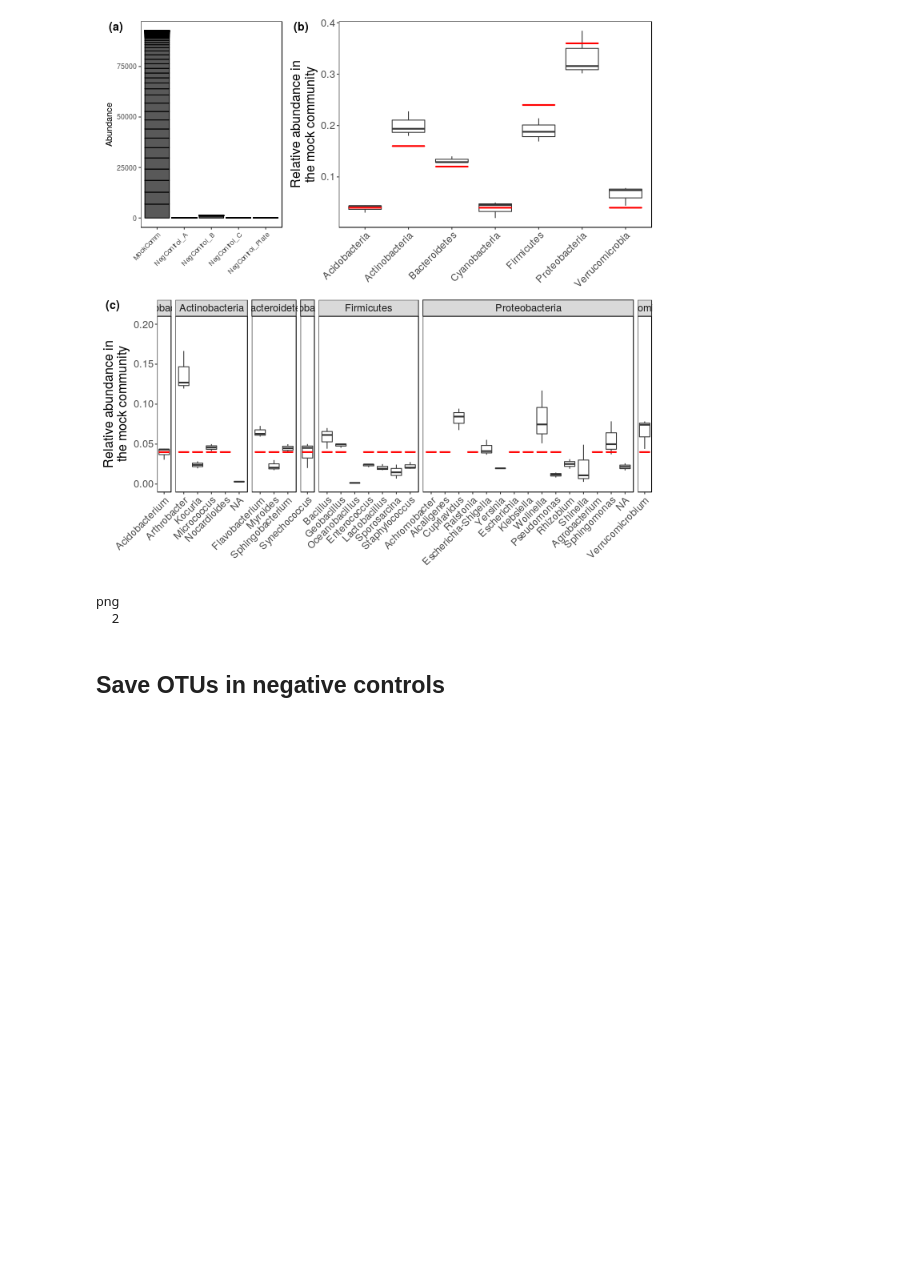
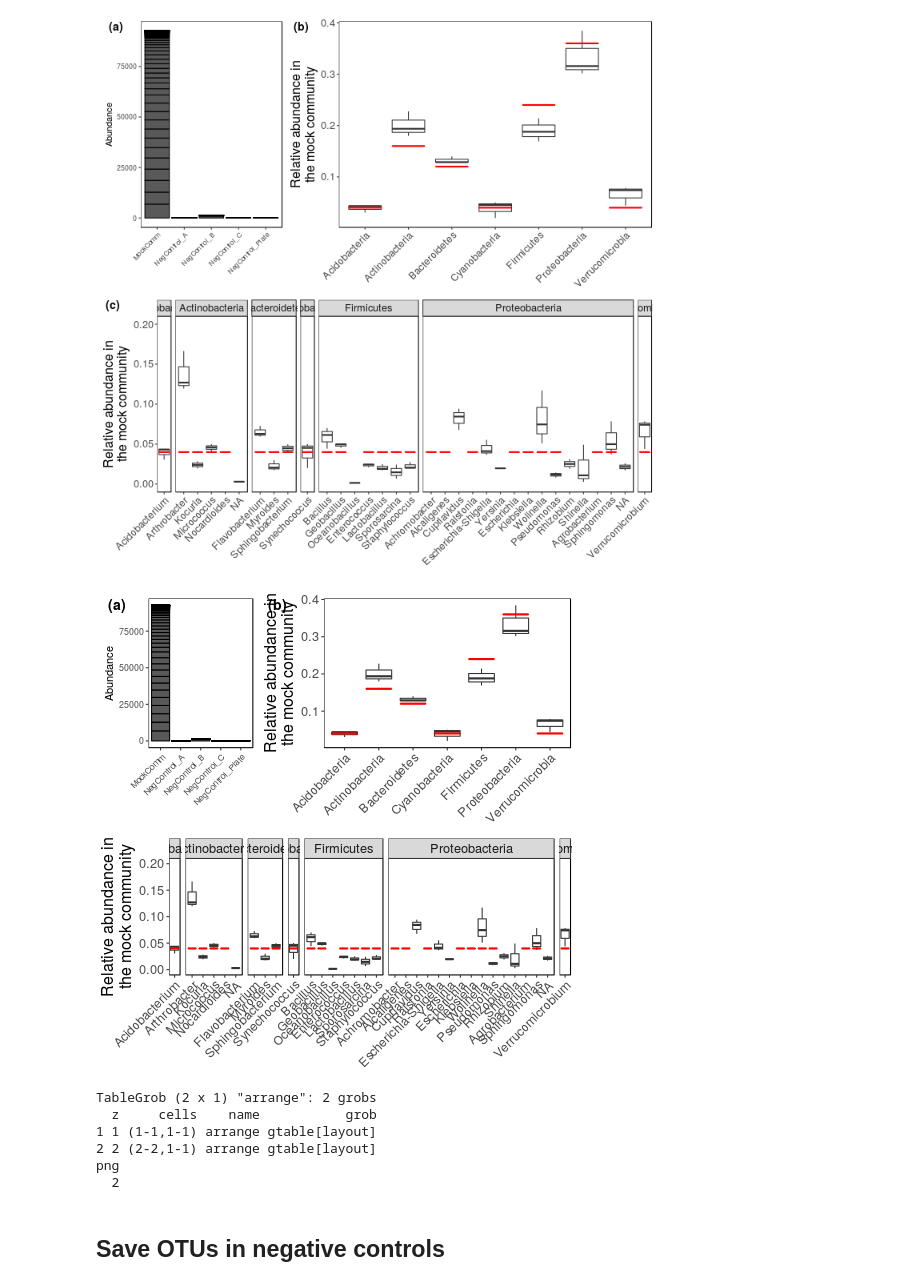
Before and after one commit to bdemmett/ERAhybrids, a Jupyter notebook: notebooks/buckleylab_pipeline/MockCommunity_msVersion_2.ipynb, the cells around one changed output. Drawn from its saved outputs; the diff is of its cells as text; code cells hidden in the pictures; blank space fills up the shorter version.

```diff
--- a/notebooks/buckleylab_pipeline/MockCommunity_msVersion_2.ipynb
+++ b/notebooks/buckleylab_pipeline/MockCommunity_msVersion_2.ipynb
@@ -448,14 +448,30 @@ pB = plot_grid(pA, p2, ncol = 1, align = "v", labels = c("","(c)"))
 pB
 # %% [output]
 [figure]
+# %%
+%%R
+grid.arrange(pA, p2, ncol = 1)
+# %% [output]
+[figure, added]
+# %%
+%%R
+pdf(file = '/home/bryan/ERA/data/figures/ms_versions/MockComm_v4.pdf', width = 6.5, height = 6.5)
+#pL = plot_grid(pA, p2, ncol = 1, align = "v", labels = c("","(c)"))
+
+
+pL = grid.arrange(pA, p2, ncol = 1)
+print(pL)
+dev.off()
+# %% [output]
+TableGrob (2 x 1) "arrange": 2 grobs
+  z     cells    name           grob
+1 1 (1-1,1-1) arrange gtable[layout]
+2 2 (2-2,1-1) arrange gtable[layout]
+png
+  2
 # %%
 %%R
-pdf(file = '/home/bryan/ERA/data/figures/MockComm.pdf', width = 6.5, height = 6.5)
-pB
-dev.off()
+#ggsave(pB, filename = '/home/bryan/ERA/data/figures/ms_versions/MockComm_v3.pdf', width = 6.5, height = 5.5, units = "in")
-# %% [output]
-png
-  2
 # %% [markdown]
 ## Save OTUs in negative controls
 # %%
```
Also changed, not shown: 25 other files.
